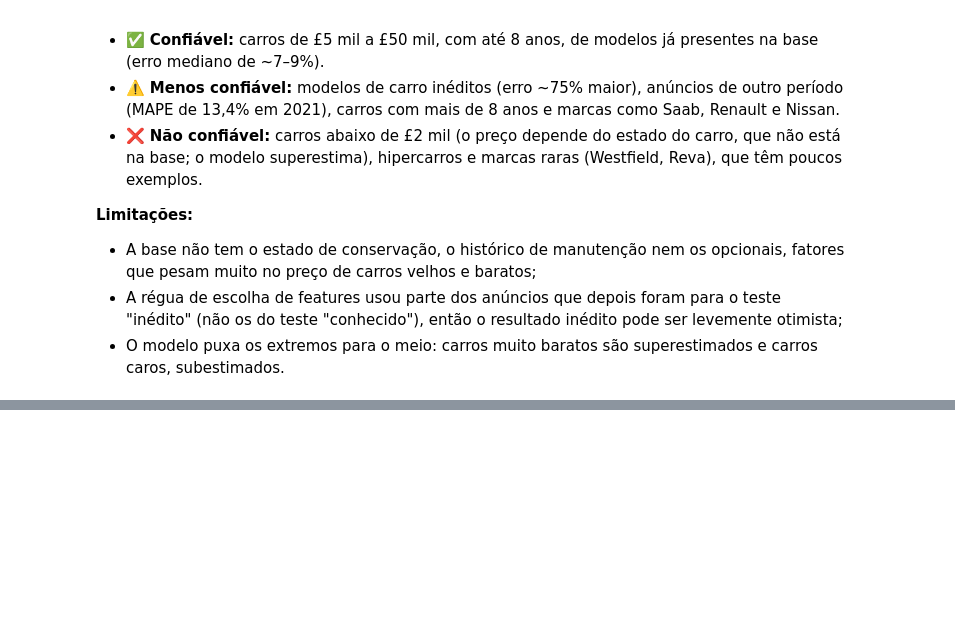
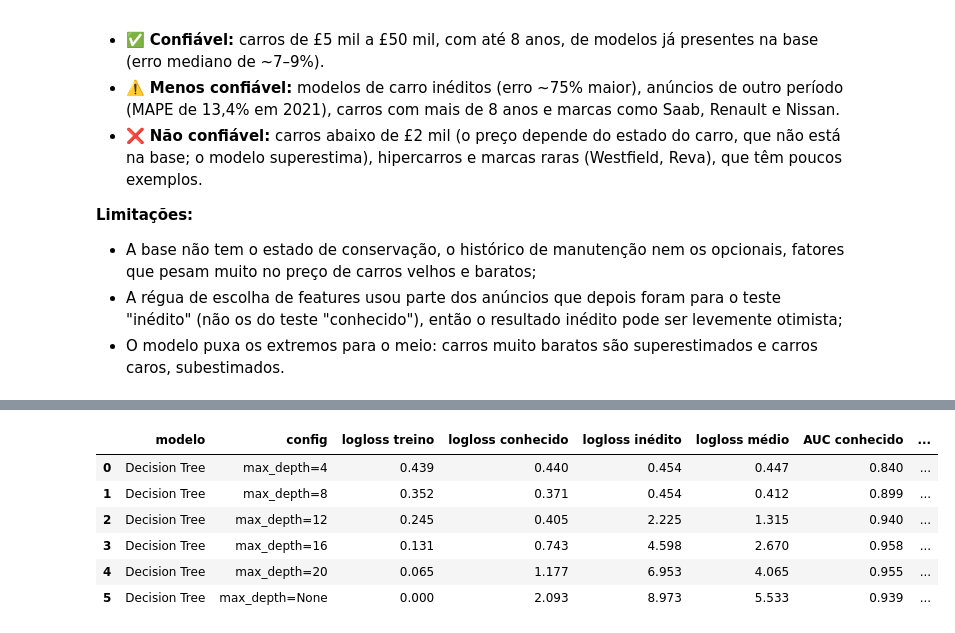
Before and after one commit to antoniosdiass-coder/projeto1, a Jupyter notebook: projeto1.ipynb, the cells around one changed output, grey strips where cells are left out. Cells and saved outputs as stored; diff of their text form; code cells hidden in the pictures; blank space fills up the shorter version.

```diff
--- a/projeto1.ipynb
+++ b/projeto1.ipynb
@@ -2817,0 +3001,11 @@ previsões: 300 | sem NaN: True | exemplo: [ 3632.  2699.  5673. 32723.  6459.]
+# %%
+from sklearn.linear_model import LogisticRegression
+
+linhas_cambio = []
+for C in [0.001, 0.01, 0.1, 1, 10]:
+    pipe = Pipeline([("prep", preproc_linear_cambio()),
+                     ("modelo", LogisticRegression(C=C, max_iter=2000))])
+    linhas_cambio.append(treinar_e_validar_cambio(pipe, "Logística L2", f"C={C}"))
+
+res_l2_cambio = pd.DataFrame(linhas_cambio)
+res_l2_cambio.round(3)
@@ -2817,0 +3023,9 @@ previsões: 300 | sem NaN: True | exemplo: [ 3632.  2699.  5673. 32723.  6459.]
+# %%
+linhas_cambio = []
+for C in [0.001, 0.01, 0.1, 1, 10]:
+    pipe = Pipeline([("prep", preproc_linear_cambio()),
+                     ("modelo", LogisticRegression(C=C, penalty="l1", solver="liblinear", max_iter=2000))])
+    linhas_cambio.append(treinar_e_validar_cambio(pipe, "Logística L1", f"C={C}"))
+
+res_l1_cambio = pd.DataFrame(linhas_cambio)
+res_l1_cambio.round(3)
@@ -2817,0 +3045,19 @@ previsões: 300 | sem NaN: True | exemplo: [ 3632.  2699.  5673. 32723.  6459.]
+# %%
+from sklearn.tree import DecisionTreeClassifier
+
+linhas_cambio = []
+for depth in [4, 8, 12, 16, 20, None]:
+    pipe = Pipeline([("prep", preproc_arvore_cambio()),
+                     ("modelo", DecisionTreeClassifier(max_depth=depth, random_state=42))])
+    linhas_cambio.append(treinar_e_validar_cambio(pipe, "Decision Tree", f"max_depth={depth}"))
+
+res_arvore_cambio = pd.DataFrame(linhas_cambio)
+res_arvore_cambio.round(3)
+# %% [output]
+|  | modelo | config | logloss treino | logloss conhecido | logloss inédito | logloss médio | AUC conhecido | ... |
+| 0 | Decision Tree | max_depth=4 | 0.439 | 0.440 | 0.454 | 0.447 | 0.840 | ... |
+| 1 | Decision Tree | max_depth=8 | 0.352 | 0.371 | 0.454 | 0.412 | 0.899 | ... |
+| 2 | Decision Tree | max_depth=12 | 0.245 | 0.405 | 2.225 | 1.315 | 0.940 | ... |
+| 3 | Decision Tree | max_depth=16 | 0.131 | 0.743 | 4.598 | 2.670 | 0.958 | ... |
+| 4 | Decision Tree | max_depth=20 | 0.065 | 1.177 | 6.953 | 4.065 | 0.955 | ... |
+| 5 | Decision Tree | max_depth=None | 0.000 | 2.093 | 8.973 | 5.533 | 0.939 | ... |
```
Also changed, not shown: parts of 23 cells of this notebook.
